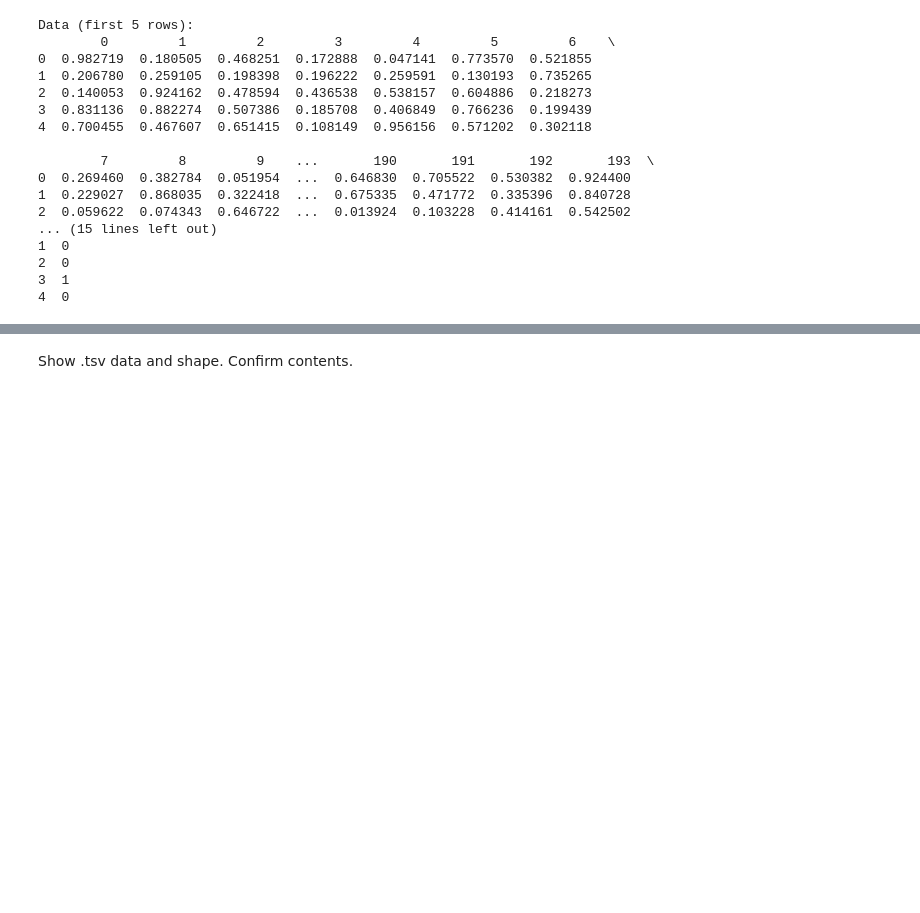
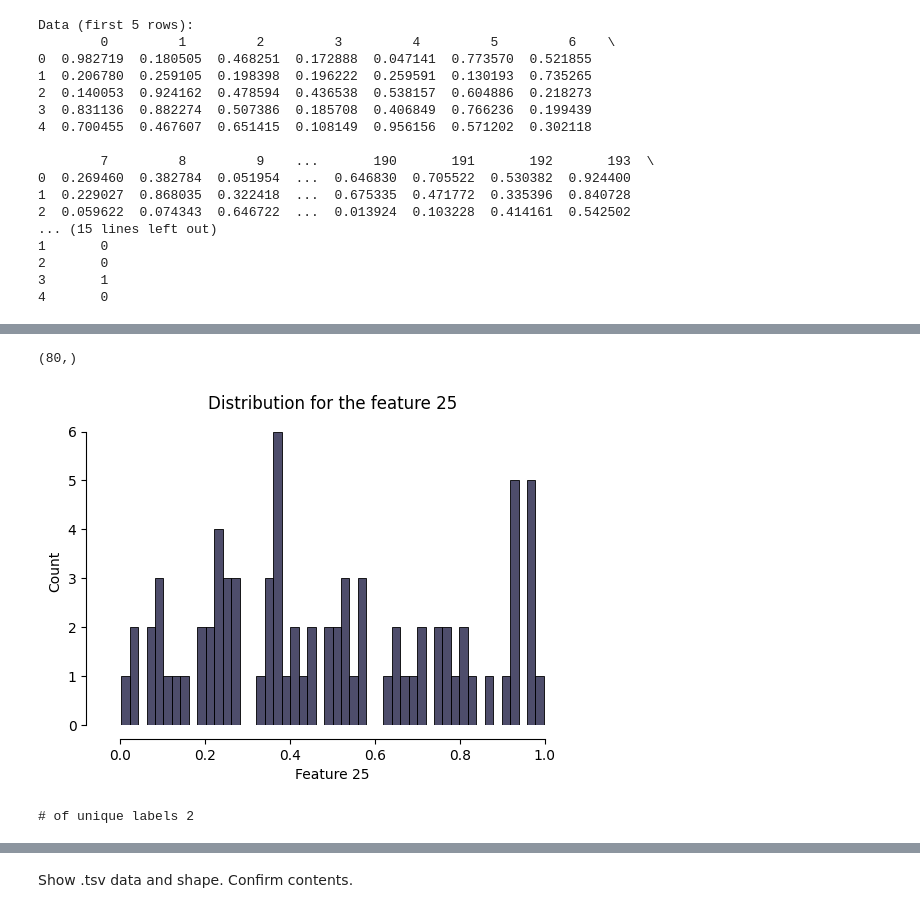
Before and after one commit to Raman-Sheshka/SimpleDeepMicro, a Jupyter notebook: notebooks/Test_DeepMicro.ipynb, the cells around one changed output, grey strips where cells are left out. Drawn from its saved outputs; the diff is of its cells as text; code cells hidden in the pictures; blank space fills up the shorter version.

```diff
--- a/notebooks/Test_DeepMicro.ipynb
+++ b/notebooks/Test_DeepMicro.ipynb
@@ -25,0 +27,5 @@ keras.src.models.model.Model
+# %%
+current_dir = os.getcwd()
+parent_dir_path = os.path.dirname(current_dir)
+rprint(current_dir)
+rprint(parent_dir_path)
@@ -26,16 +37,13 @@ keras.src.models.model.Model
 # %% [markdown]
 Load data from DeepMicro
 # %%
-data_file_path = '/content/DeepMicro/data/UserDataExample.csv'
-label_file_path = '/content/DeepMicro/data/UserLabelExample.csv'
+data_file_path = os.path.join(parent_dir_path,"data_test","UserDataExample.csv")
+label_file_path = os.path.join(parent_dir_path,"data_test","UserLabelExample.csv")
 
 # pandas DataFrames
 data = pd.read_csv(data_file_path, header=None)
 labels = pd.read_csv(label_file_path, header=None)
-
-# numpy arrays
-X = data.values
-y = labels.values
+labels.columns = ['target']
 # %% [markdown]
 Show data
 # %%
@@ -64,0 +105,27 @@ Data (first 5 rows):
+# %%
+data[0].shape
+# %% [output]
+(80,)
+# %%
+import seaborn as sns
+index = 25
+# let's visualize the data_test
+fig,ax = plt.subplots(1,1,figsize=(6,4))
+sns.histplot(data[index],
+             bins=50,
+             color = "#03012d",
+             alpha = 0.7,
+             ax=ax)
+sns.despine(offset=10,
+            trim=True, ax=ax)
+plt.xlabel('Feature %i' % index)
+plt.ylabel('Count')
+plt.title('Distribution for the feature %i' % index)
+plt.show()
+# %% [output]
+[figure, added]
+# %%
+# let's visualize the labels, count the number of unique labels
+rprint(f"# of unique labels {labels.loc[:,'target'].nunique()}")
+# %% [output]
+# of unique labels 2
```
Also changed, not shown: parts of 22 cells of this notebook, 11 other files.
